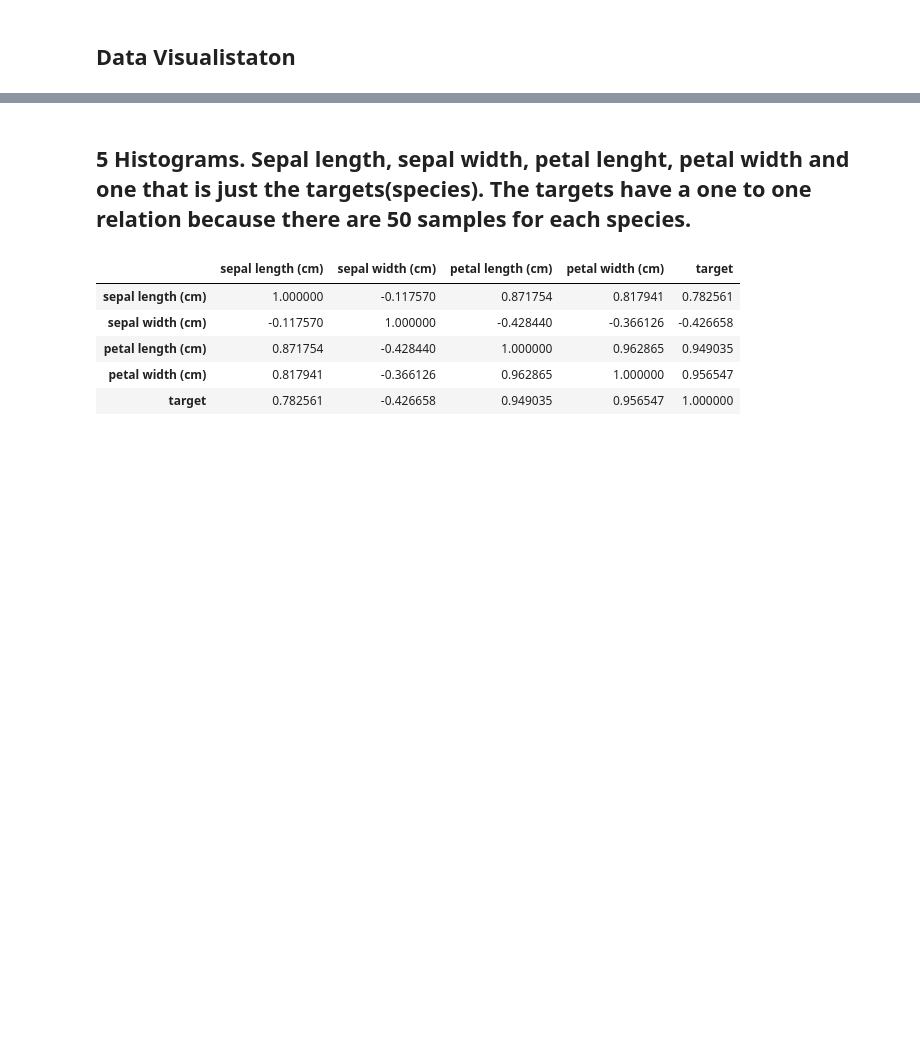
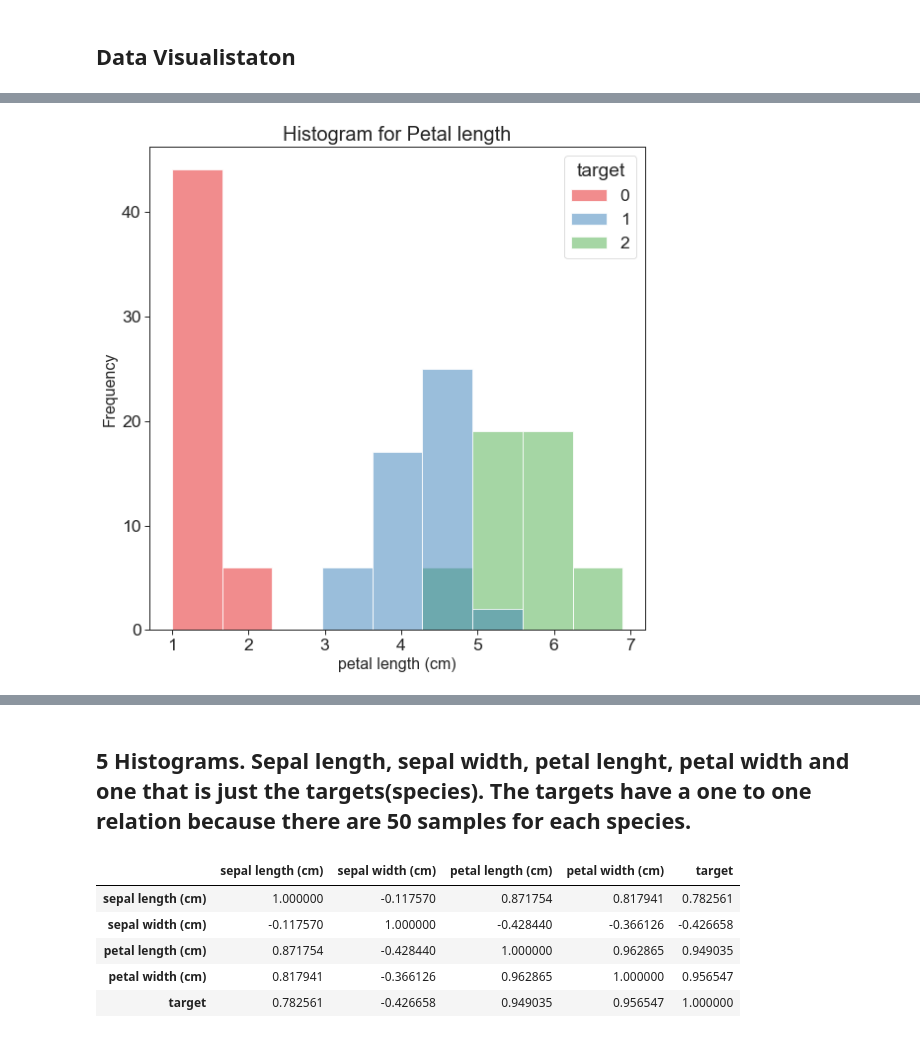
Before and after one commit to Cormac88/pands-project, a Jupyter notebook: analysis.ipynb, the cells around one changed output, grey strips where cells are left out. Cells and saved outputs as stored; diff of their text form; code cells hidden in the pictures; blank space fills up the shorter version.

```diff
--- a/analysis.ipynb
+++ b/analysis.ipynb
@@ -152,0 +215,11 @@ array([[<AxesSubplot:title={'center':'sepal length (cm)'}>,
+# %%
+sns.set_style("ticks")
+sns.set_context("paper", font_scale = 2)
+plt.figure(figsize = (9, 9))
+sns.histplot(data=df, x=petal_length, hue="target", palette = "Set1")
+plt.title("Histogram for Petal length", size = 20)
+plt.xlabel(petal_length_label, size = 16)
+plt.ylabel("Frequency", size = 16)
+# plt.savefig("Histogram-Petal Lenght.png")
+# %% [output]
+[figure, added]
```
Also changed, not shown: parts of 16 cells of this notebook, 12 other files.
